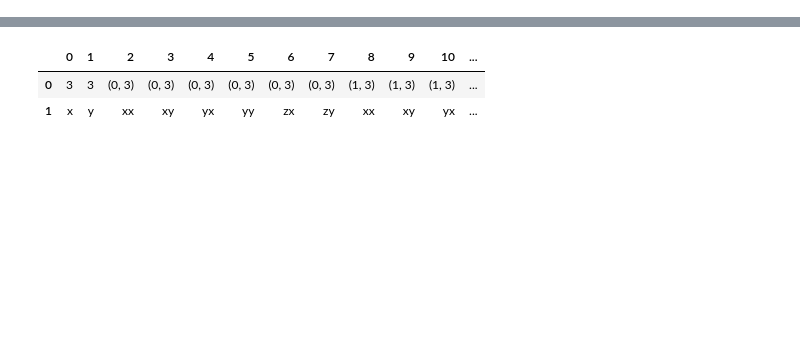
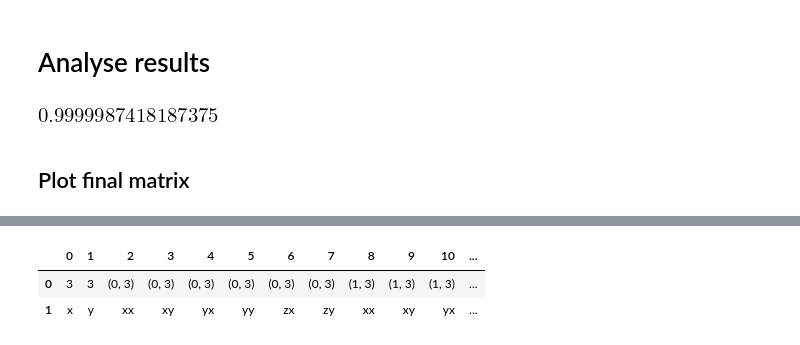
Before and after one commit to lucainnocenti/quantum-gate-learning-1803.07119, a Jupyter notebook: notebooks/half-adder.ipynb, the cells around one changed output, grey strips where cells are left out. Saved outputs shown, nothing was run; the diff lists cells and outputs as text; code cells hidden in the pictures; blank space fills up the shorter version.

Commit message:
updated most notebooks

```diff
--- a/notebooks/half-adder.ipynb
+++ b/notebooks/half-adder.ipynb
@@ -29 +4,42 @@ pairs = list(itertools.combinations(range(4), 2))
+# %%
+%load_ext autoreload
+%autoreload 2
+%matplotlib notebook
+import glob
+from IPython.display import display
+from IPython.core.debugger import set_trace
+from collections import OrderedDict
+import itertools
+import os
+import sys
+import pickle
+import seaborn as sns
+sns.set()
+import matplotlib.pyplot as plt
+import numpy as np
+import scipy
+import sympy
+import pandas as pd
+
+import plotly
+import plotly.plotly as py
+import plotly.graph_objs as go
+plotly.offline.init_notebook_mode(connected=True)
+
+import cufflinks
+
+import qutip
+import theano
+import theano.tensor as T
+
+src_dir = os.path.join(os.getcwd(), os.pardir, 'src')
+sys.path.append(src_dir)
+
+import qubit_network.net_analysis_tools as nat
+import qubit_network.utils
+from qubit_network.utils import chop, complex2bigreal, bigreal2complex, bigreal2qobj
+from qubit_network.QubitNetwork import pauli_product
+from qubit_network.model import QubitNetworkGateModel
+from qubit_network.Optimizer import Optimizer
+from qubit_network.net_analysis_tools import NetDataFile, NetsDataFolder
 # %% [markdown]
@@ -79,0 +88,8 @@ Fidelity: 0.9985255829100933
+# %% [markdown]
+# Analyse results
+# %%
+NetsDataFolder('../data/new_nets/').filter('half*')[0].fidelity_test(1000)
+# %% [output]
+[figure, added]
+# %% [markdown]
+## Plot final matrix
```
Also changed, not shown: parts of 26 cells of this notebook, 6 other files.
